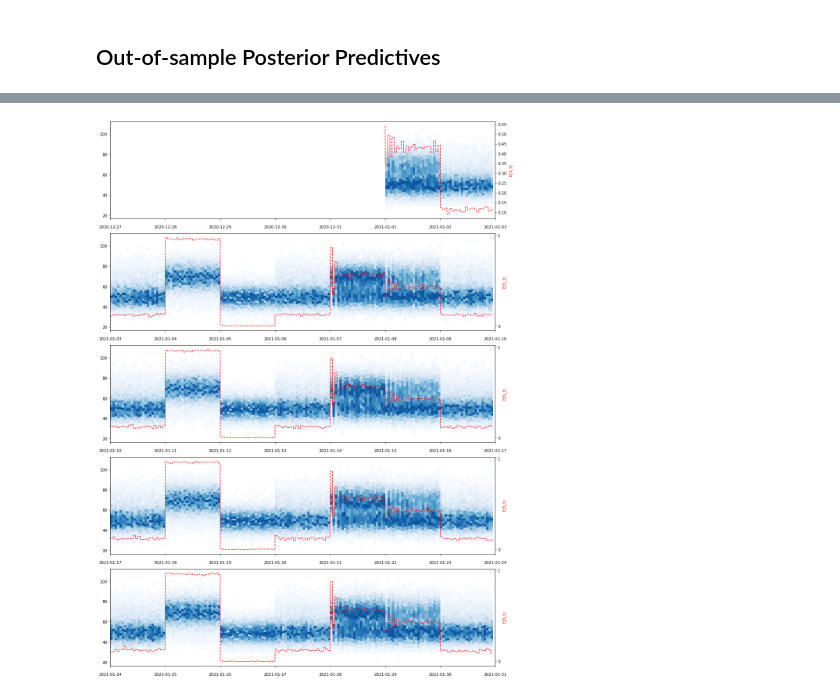
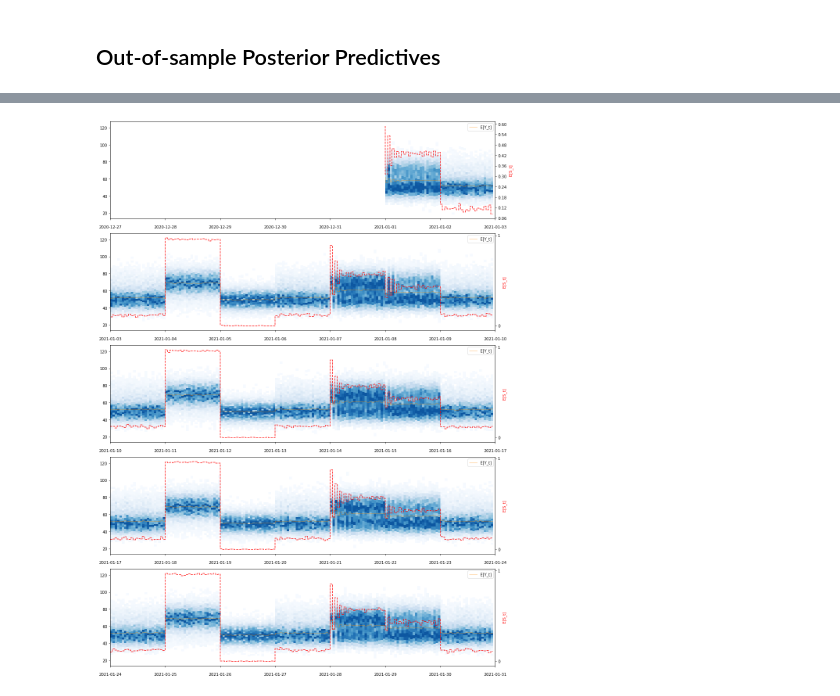
Before and after one commit to AmpersandTV/pymc3-hmm, a Jupyter notebook: examples/poisson_time_varying_example.ipynb, the cells around one changed output, grey strips where cells are left out. Drawn from its saved outputs; the diff is of its cells as text; code cells hidden in the pictures.

```diff
--- a/examples/poisson_time_varying_example.ipynb
+++ b/examples/poisson_time_varying_example.ipynb
@@ -249,3 +249,22 @@ with test_model:
     )
 # %% [output]
 [interactive output not drawn]
+# %%
+from matplotlib.ticker import MaxNLocator
+
+from pymc3_hmm.utils import plot_split_timeseries_histograms
+
+
+columns = pd.MultiIndex.from_tuples(
+    [("Y_t", i) for i in range(posterior_pred_trace["Y_t"].shape[0])],
+    names=("var", "sample"),
+)
+
+plot_data = pd.DataFrame(
+    posterior_pred_trace["Y_t"].T,
+    index=time_index,
+    columns=columns,
+)
+plot_data["E[S_t]"] = posterior_pred_trace["S_t"].mean(0)
+plot_data["E[Y_t]"] = posterior_pred_trace["Y_t"].mean(0)
+plot_data["y_t"] = y_t
@@ -353,39 +399,48 @@ columns = pd.MultiIndex.from_tuples(
     [("Y_t", i) for i in range(out_of_sample_pp["Y_t"].shape[0])],
     names=("var", "sample"),
 )
 
 oos_plot_data = pd.DataFrame(
     out_of_sample_pp["Y_t"].T,
     index=pd.date_range(
         start="1/1/2021", periods=out_of_sample_pp["Y_t"].shape[1], freq="H"
     ),
     columns=columns,
 )
 oos_plot_data["E[S_t]"] = out_of_sample_pp["S_t"].mean(0)
-
+oos_plot_data["E[Y_t]"] = out_of_sample_pp["Y_t"].mean(0)
 
 def plot_fn(ax, data, **kwargs):
-    plot_predictive_histograms(data["Y_t"], axes=ax)
+    ax.plot(
+        data["E[Y_t]"],
+        label="E[Y_t]",
+        alpha=0.7,
+        color="orange",
+        linewidth=0.8,
+        drawstyle="steps",
+    )
 
-
-axes_split_data = plot_split_timeseries(
+axes_split_data = plot_split_timeseries_histograms(
     oos_plot_data,
+    sample_col="Y_t",
+    plot_fn=plot_fn,
+    split_max=10,
+    figsize=(15, 30),
     twin_column_name="E[S_t]",
     twin_plot_kwargs={
         "color": "red",
         "drawstyle": "steps",
         "linestyle": "--",
         "alpha": 0.9,
     },
-    figsize=(15, 20),
-    plot_fn=plot_fn,
 )
 
 for (_, twin_ax), _ in axes_split_data:
-    _ = twin_ax.set_ylabel("E[S_t]", color=twin_ax.get_lines()[0].get_color())
+    _ = twin_ax.set_ylabel(
+        "E[S_t]", color=twin_ax.get_lines()[0].get_color()
+    )
     _ = twin_ax.yaxis.set_major_locator(MaxNLocator(integer=True))
 
-
 plt.tight_layout()
 # %% [output]
-[figure, old version]
+[figure, new version]
```
Also changed, not shown: parts of 4 cells of this notebook.
